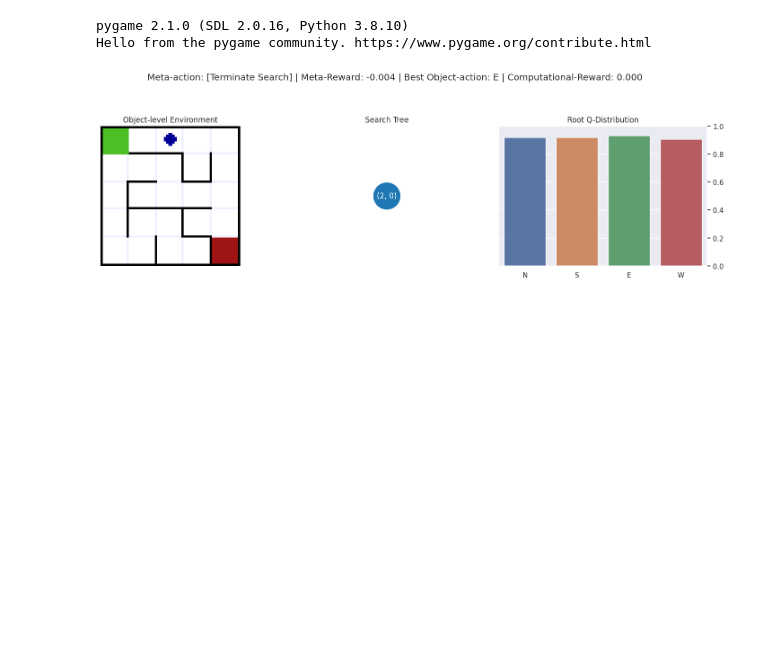
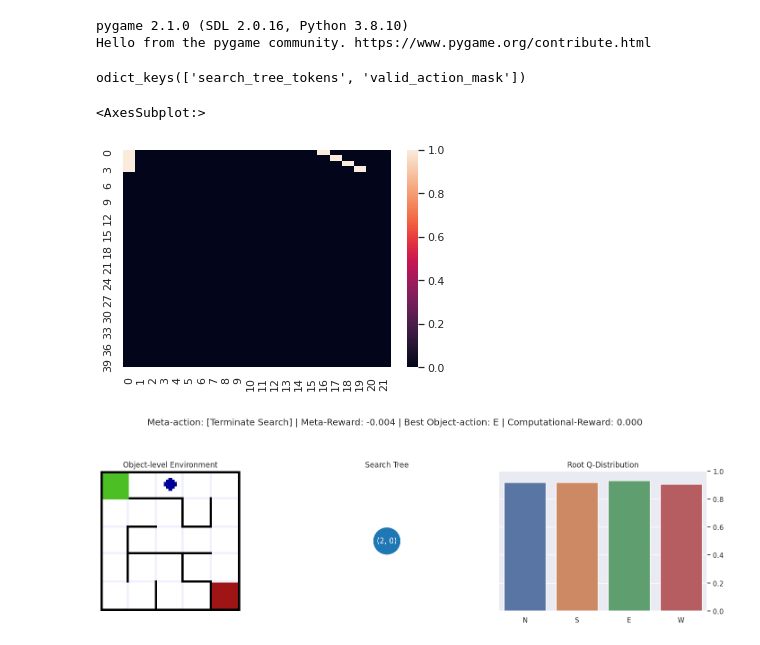
Before and after one commit to justinsvegliato/meta-level-reinforcement-learning, a Jupyter notebook: Maze Meta-level.ipynb, the cells around one changed output. Drawn from its saved outputs; the diff is of its cells as text; code cells hidden in the pictures; blank space fills up the shorter version.

```diff
--- a/Maze Meta-level.ipynb
+++ b/Maze Meta-level.ipynb
@@ -23,6 +23,23 @@ env = TFPyEnvironment(GymWrapper(meta_env))
 # %% [output]
 pygame 2.1.0 (SDL 2.0.16, Python 3.8.10)
 Hello from the pygame community. https://www.pygame.org/contribute.html
+# %%
+ts.observation.keys()
+# %% [output]
+odict_keys(['search_tree_tokens', 'valid_action_mask'])
+# %%
+ts = env.current_time_step()
+tokens = ts.observation['search_tree_tokens']
+mask = ts.observation['valid_action_mask']
+
+import matplotlib.pyplot as plt
+%matplotlib inline
+import seaborn as sns
+
+sns.heatmap(tokens[0].numpy())
+# %% [output]
+<AxesSubplot:>
+[figure, added]
 # %%
 meta_env.step(0)
 meta_env.step(0)
```
Also changed, not shown: 11 other files.
